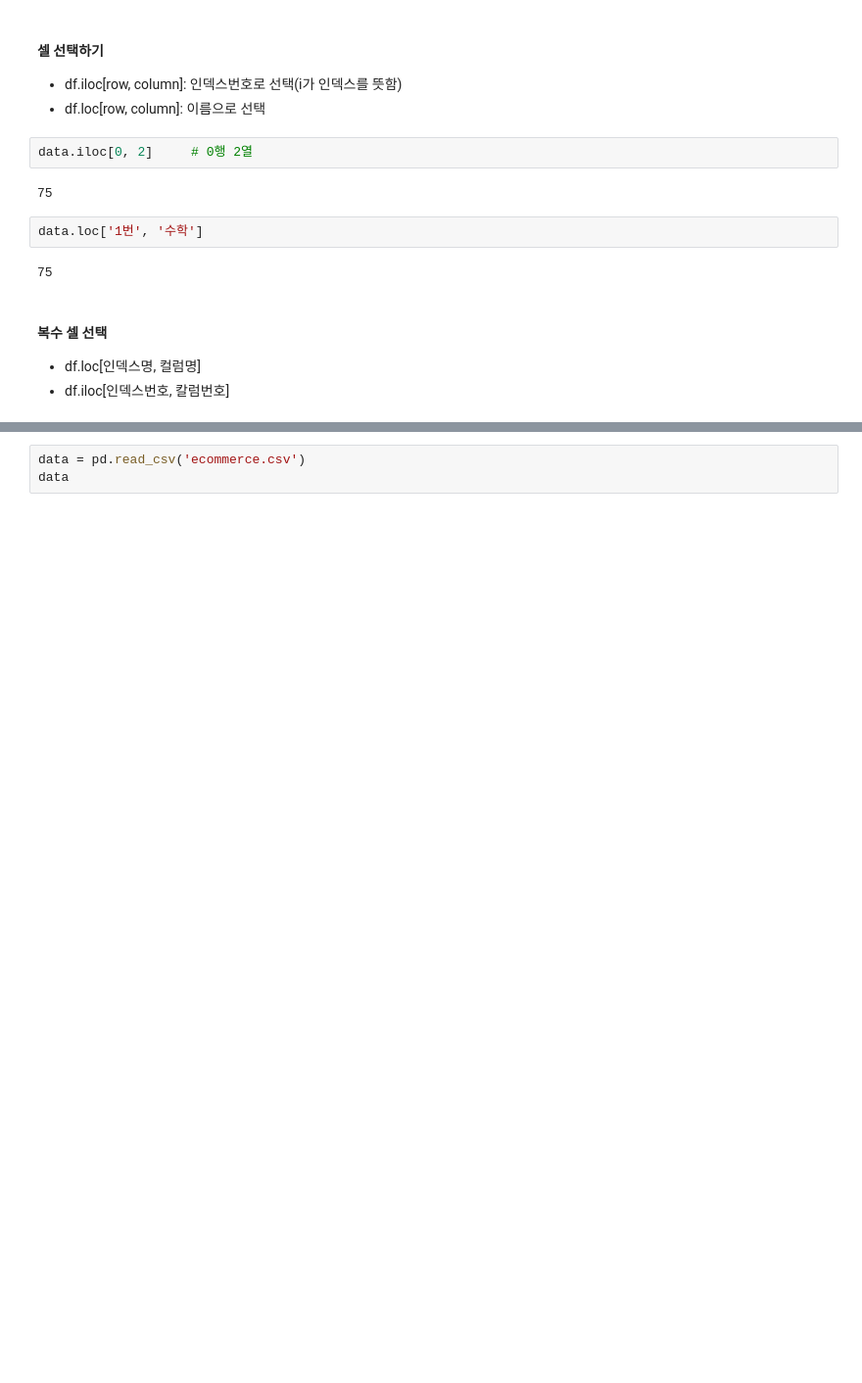
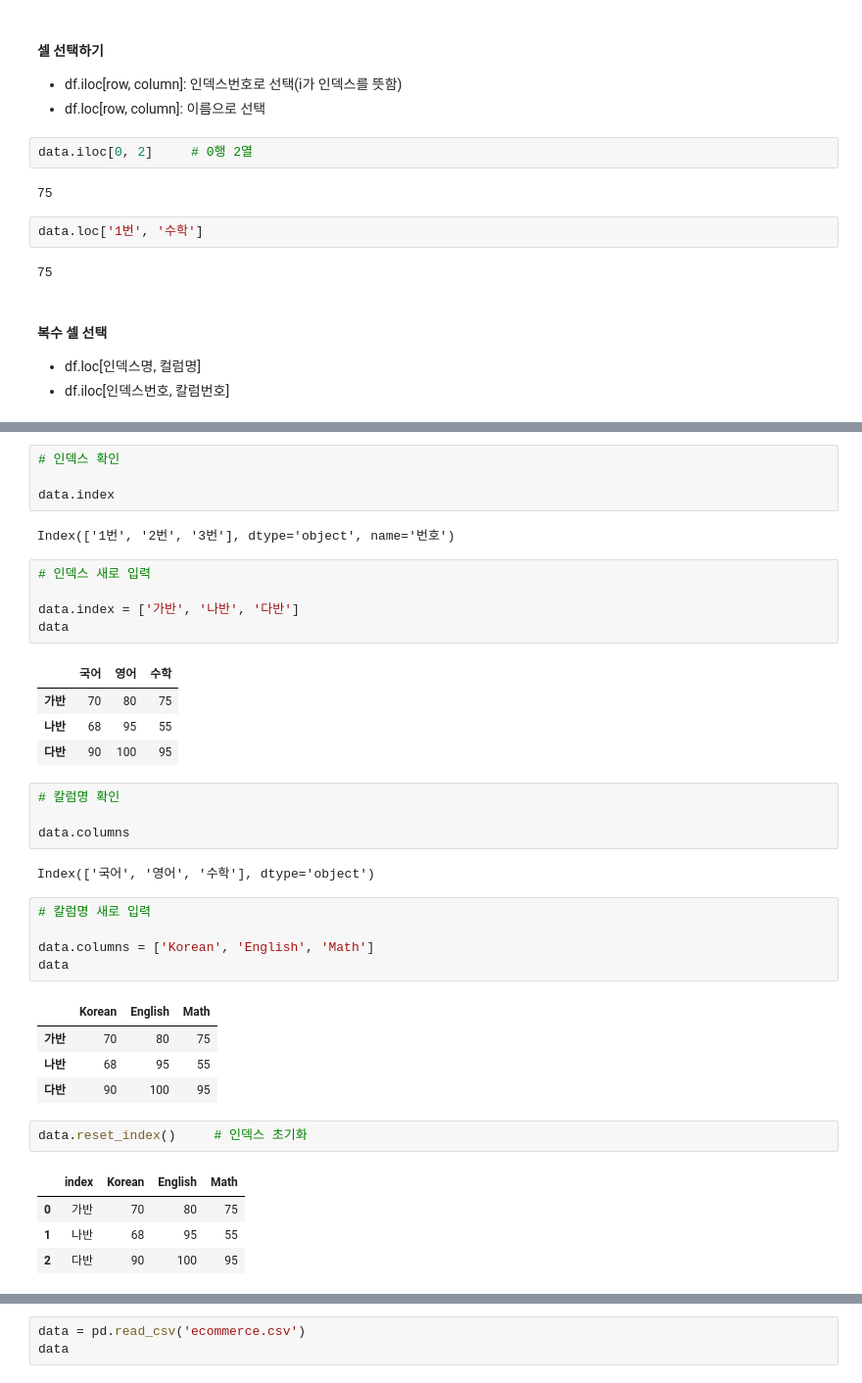
Before and after one commit to psuny1116/python-, a Jupyter notebook: python_data_analysis_basic.ipynb, the cells around one changed output, grey strips where cells are left out. Shown at 98% size. Cells and saved outputs as stored; diff of their text form; blank space fills up the shorter version.

```diff
--- a/python_data_analysis_basic.ipynb
+++ b/python_data_analysis_basic.ipynb
@@ -543,0 +638,39 @@ data.loc['1번', '수학']
+# %%
+# 인덱스 확인
+
+data.index
+# %% [output]
+Index(['1번', '2번', '3번'], dtype='object', name='번호')
+# %%
+# 인덱스 새로 입력
+
+data.index = ['가반', '나반', '다반']
+data
+# %% [output]
+|  | 국어 | 영어 | 수학 |
+| 가반 | 70 | 80 | 75 |
+| 나반 | 68 | 95 | 55 |
+| 다반 | 90 | 100 | 95 |
+# %%
+# 칼럼명 확인
+
+data.columns
+# %% [output]
+Index(['국어', '영어', '수학'], dtype='object')
+# %%
+# 칼럼명 새로 입력
+
+data.columns = ['Korean', 'English', 'Math']
+data
+# %% [output]
+|  | Korean | English | Math |
+| 가반 | 70 | 80 | 75 |
+| 나반 | 68 | 95 | 55 |
+| 다반 | 90 | 100 | 95 |
+# %%
+data.reset_index()     # 인덱스 초기화
+# %% [output]
+|  | index | Korean | English | Math |
+| 0 | 가반 | 70 | 80 | 75 |
+| 1 | 나반 | 68 | 95 | 55 |
+| 2 | 다반 | 90 | 100 | 95 |
```
Also changed, not shown: parts of 12 cells of this notebook.
